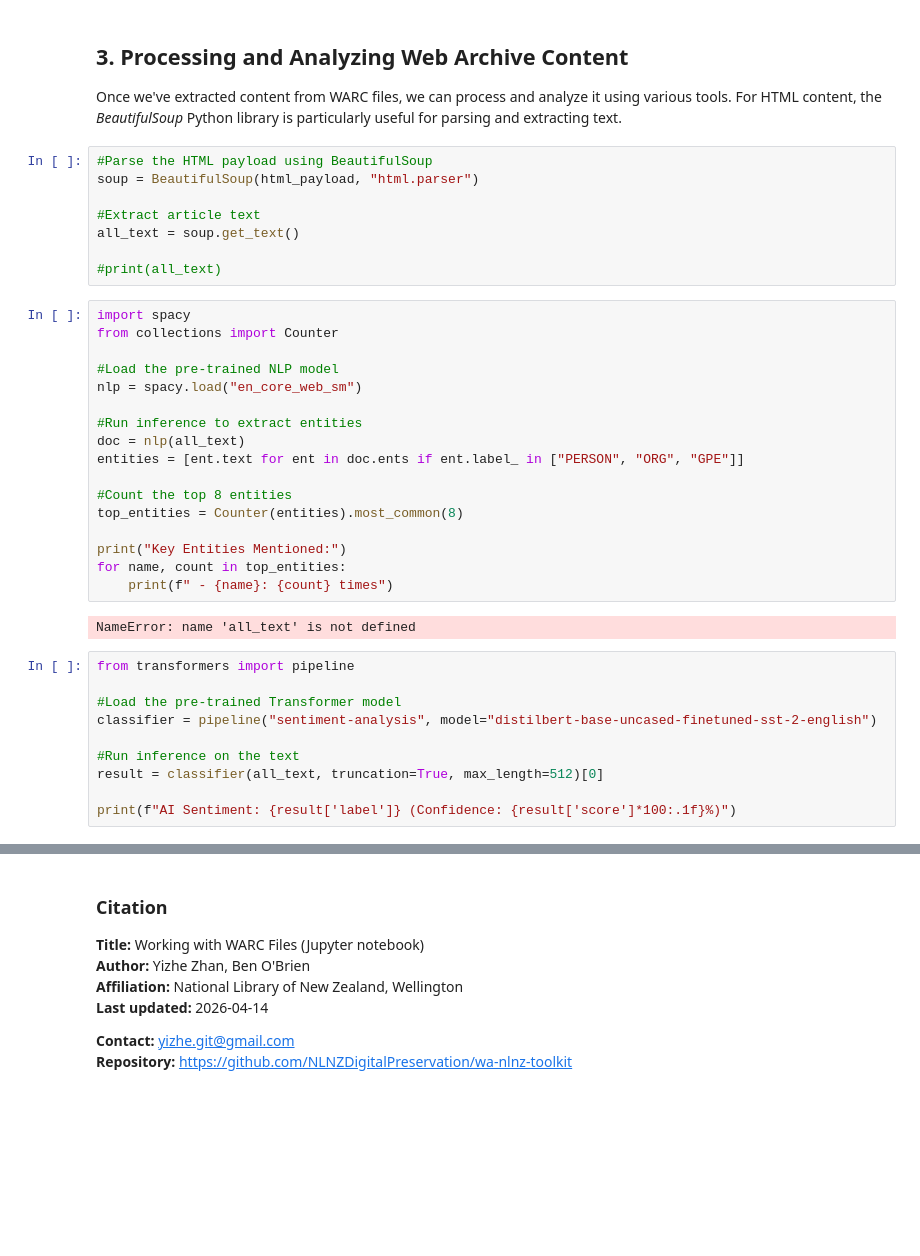
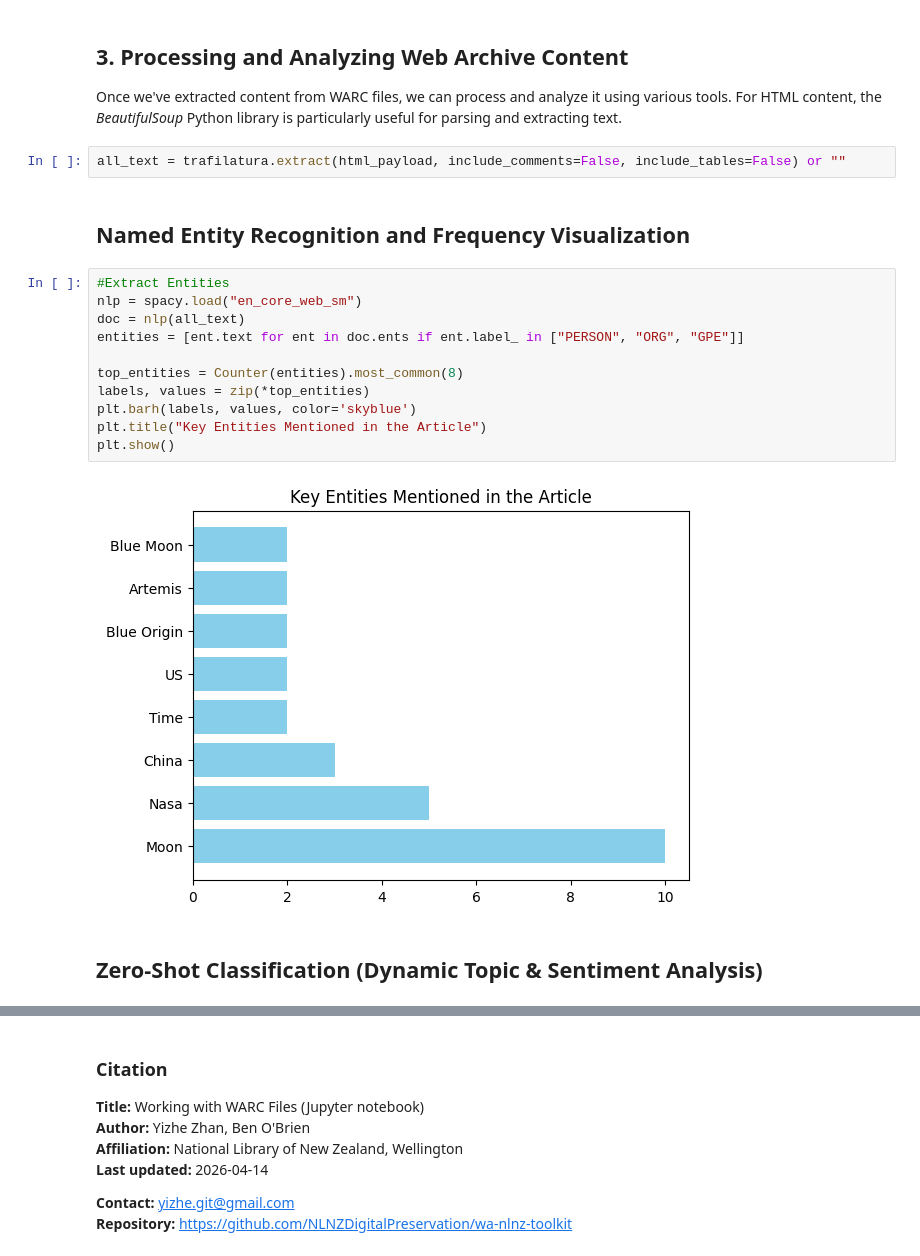
Before and after one commit to EsraaMoh/WACAD, a Jupyter notebook: notebooks/exp-02_WebArchive_Working_With_WARCs_Ext.ipynb, the cells around one changed output, grey strips where cells are left out. Cells and saved outputs as stored; diff of their text form; blank space fills up the shorter version.

```diff
--- a/notebooks/exp-02_WebArchive_Working_With_WARCs_Ext.ipynb
+++ b/notebooks/exp-02_WebArchive_Working_With_WARCs_Ext.ipynb
@@ -141,40 +229,22 @@ print(f"Live Copyright:     {live.find('meta', attrs={'name':'copyright'})}")
 ## 3. Processing and Analyzing Web Archive Content
 
 Once we've extracted content from WARC files, we can process and analyze it using various tools. For HTML content, the *BeautifulSoup* Python library is particularly useful for parsing and extracting text.
-# %%
-#Parse the HTML payload using BeautifulSoup
-soup = BeautifulSoup(html_payload, "html.parser")
-
-#Extract article text
-all_text = soup.get_text()
-
-#print(all_text)
+# %%
+all_text = trafilatura.extract(html_payload, include_comments=False, include_tables=False) or ""
+# %% [markdown]
+## Named Entity Recognition and Frequency Visualization
 # %%
-import spacy
-from collections import Counter
-
-#Load the pre-trained NLP model
+#Extract Entities
 nlp = spacy.load("en_core_web_sm")
-
-#Run inference to extract entities
 doc = nlp(all_text)
 entities = [ent.text for ent in doc.ents if ent.label_ in ["PERSON", "ORG", "GPE"]]
 
-#Count the top 8 entities
 top_entities = Counter(entities).most_common(8)
-
-print("Key Entities Mentioned:")
-for name, count in top_entities:
-    print(f" - {name}: {count} times")
+labels, values = zip(*top_entities)
+plt.barh(labels, values, color='skyblue')
+plt.title("Key Entities Mentioned in the Article")
+plt.show()
 # %% [output]
-NameError: name 'all_text' is not defined
+[figure, added]
-# %%
-from transformers import pipeline
-
-#Load the pre-trained Transformer model
-classifier = pipeline("sentiment-analysis", model="distilbert-base-uncased-finetuned-sst-2-english")
-
-#Run inference on the text
-result = classifier(all_text, truncation=True, max_length=512)[0]
-
-print(f"AI Sentiment: {result['label']} (Confidence: {result['score']*100:.1f}%)")
+# %% [markdown]
+## Zero-Shot Classification (Dynamic Topic & Sentiment Analysis)
```
Also changed, not shown: parts of 17 cells of this notebook.
